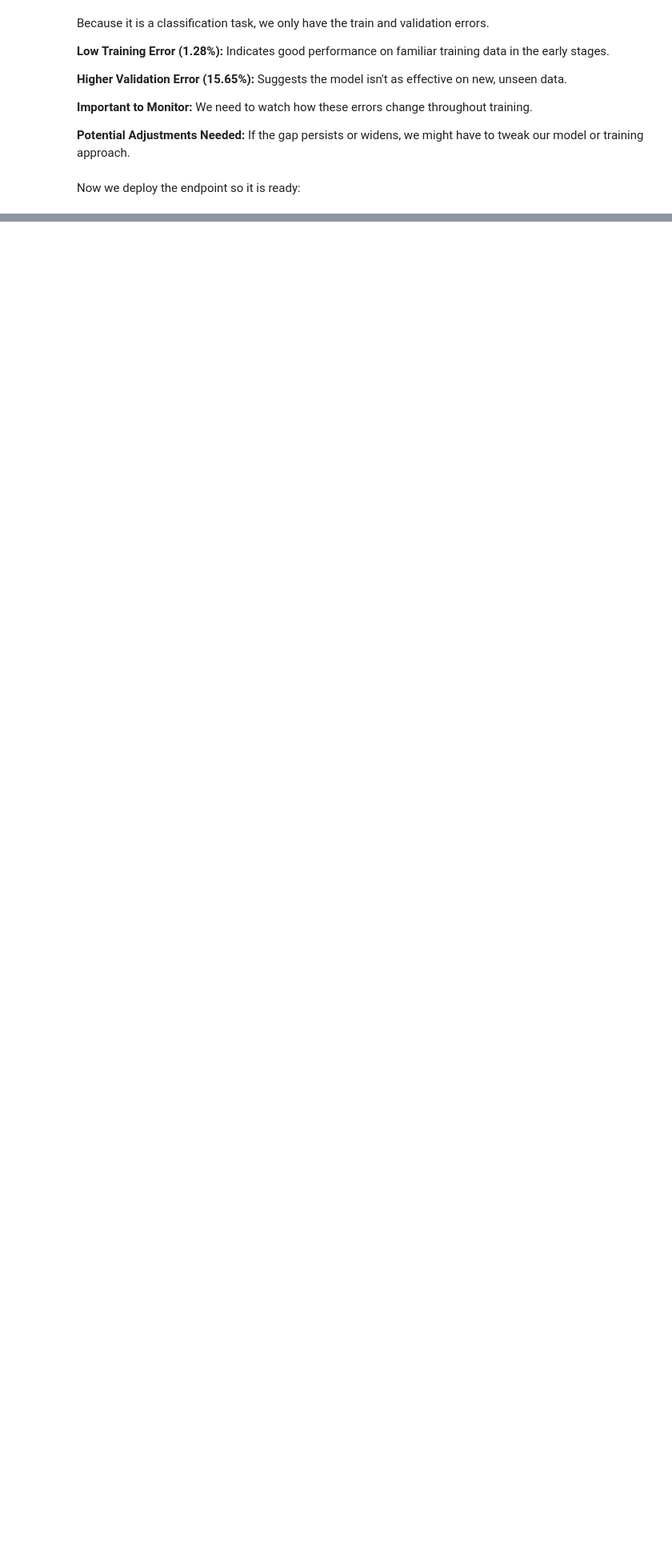
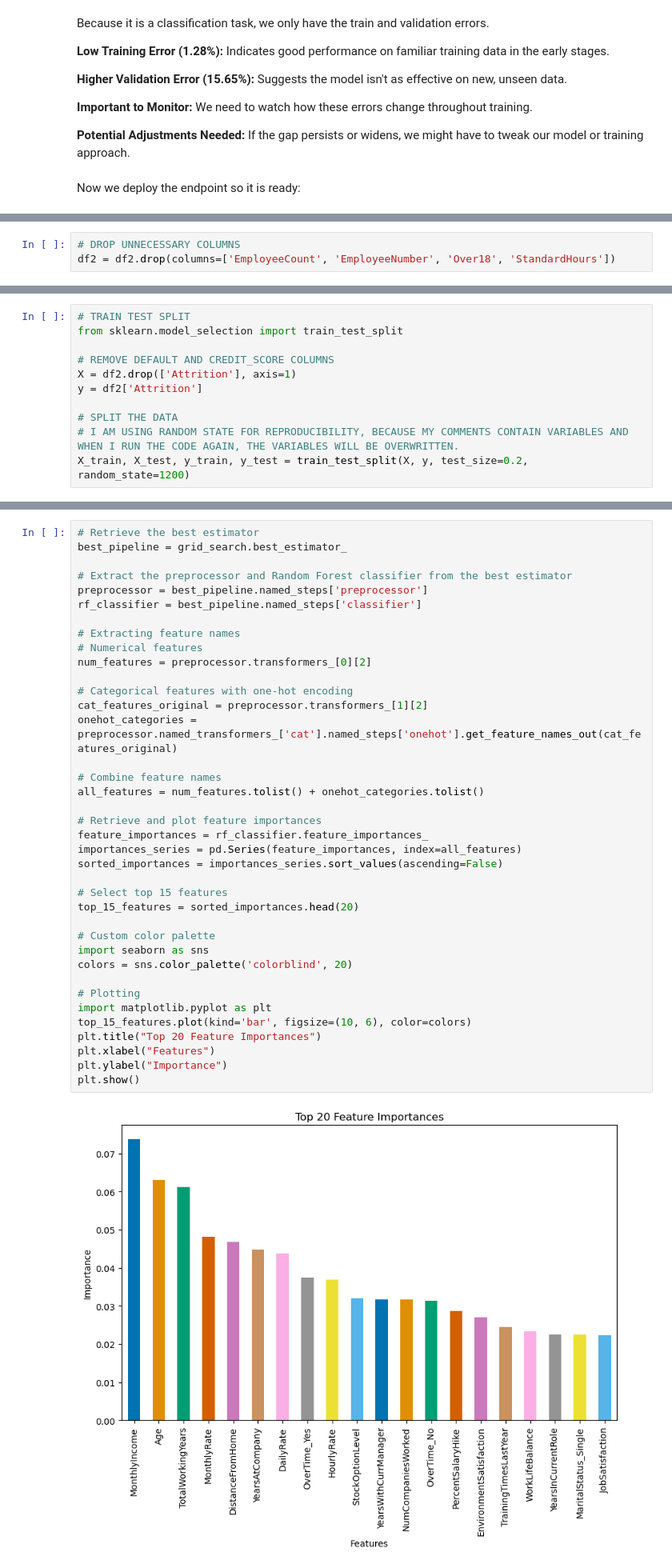
Before and after one commit to ByronB9/AWS-TeamA6, a Jupyter notebook: AWS_FINAL_A6.ipynb, the cells around one changed output, grey strips where cells are left out. Shown at 80% size. Drawn from its saved outputs; the diff is of its cells as text; blank space fills up the shorter version.

```diff
--- a/AWS_FINAL_A6.ipynb
+++ b/AWS_FINAL_A6.ipynb
@@ -268,0 +307,3 @@ INFO:sagemaker:Creating endpoint with name sagemaker-xgboost-2024-04-01-22-01-10
+# %%
+# DROP UNNECESSARY COLUMNS
+df2 = df2.drop(columns=['EmployeeCount', 'EmployeeNumber', 'Over18', 'StandardHours'])
@@ -268,0 +312,11 @@ INFO:sagemaker:Creating endpoint with name sagemaker-xgboost-2024-04-01-22-01-10
+# %%
+# TRAIN TEST SPLIT
+from sklearn.model_selection import train_test_split
+
+# REMOVE DEFAULT AND CREDIT_SCORE COLUMNS
+X = df2.drop(['Attrition'], axis=1)
+y = df2['Attrition']
+
+# SPLIT THE DATA
+# I AM USING RANDOM STATE FOR REPRODUCIBILITY, BECAUSE MY COMMENTS CONTAIN VARIABLES AND WHEN I RUN THE CODE AGAIN, THE VARIABLES WILL BE OVERWRITTEN.
+X_train, X_test, y_train, y_test = train_test_split(X, y, test_size=0.2, random_state=1200)
@@ -268,0 +425,40 @@ INFO:sagemaker:Creating endpoint with name sagemaker-xgboost-2024-04-01-22-01-10
+# %%
+# Retrieve the best estimator
+best_pipeline = grid_search.best_estimator_
+
+# Extract the preprocessor and Random Forest classifier from the best estimator
+preprocessor = best_pipeline.named_steps['preprocessor']
+rf_classifier = best_pipeline.named_steps['classifier']
+
+# Extracting feature names
+# Numerical features
+num_features = preprocessor.transformers_[0][2]
+
+# Categorical features with one-hot encoding
+cat_features_original = preprocessor.transformers_[1][2]
+onehot_categories = preprocessor.named_transformers_['cat'].named_steps['onehot'].get_feature_names_out(cat_features_original)
+
+# Combine feature names
+all_features = num_features.tolist() + onehot_categories.tolist()
+
+# Retrieve and plot feature importances
+feature_importances = rf_classifier.feature_importances_
+importances_series = pd.Series(feature_importances, index=all_features)
+sorted_importances = importances_series.sort_values(ascending=False)
+
+# Select top 15 features
+top_15_features = sorted_importances.head(20)
+
+# Custom color palette
+import seaborn as sns
+colors = sns.color_palette('colorblind', 20)
+
+# Plotting
+import matplotlib.pyplot as plt
+top_15_features.plot(kind='bar', figsize=(10, 6), color=colors)
+plt.title("Top 20 Feature Importances")
+plt.xlabel("Features")
+plt.ylabel("Importance")
+plt.show()
+# %% [output]
+[figure, added]
```
Also changed, not shown: parts of 25 cells of this notebook.
